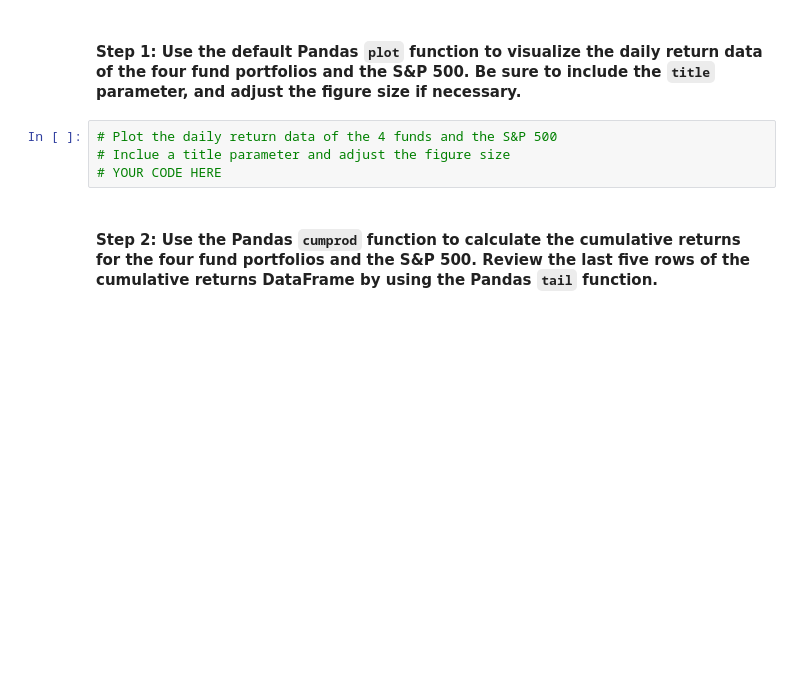
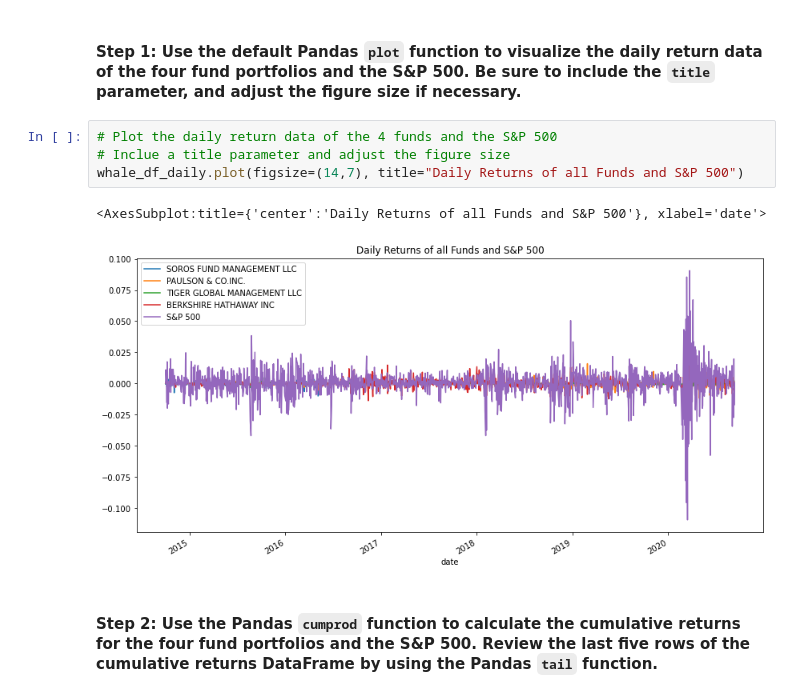
Before and after one commit to jblidell/Challenge_4, a Jupyter notebook: Starter_Code/risk_return_analysis.ipynb, the cells around one changed output. Drawn from its saved outputs; the diff is of its cells as text; blank space fills up the shorter version.

```diff
--- a/Starter_Code/risk_return_analysis.ipynb
+++ b/Starter_Code/risk_return_analysis.ipynb
@@ -154,7 +154,10 @@ Analyze the data to determine if any of the portfolios outperform the broader st
 # %%
 # Plot the daily return data of the 4 funds and the S&P 500
 # Inclue a title parameter and adjust the figure size
-# YOUR CODE HERE
+whale_df_daily.plot(figsize=(14,7), title="Daily Returns of all Funds and S&P 500")
+# %% [output]
+<AxesSubplot:title={'center':'Daily Returns of all Funds and S&P 500'}, xlabel='date'>
+[figure, added]
 # %% [markdown]
 #### Step 2: Use the Pandas `cumprod` function to calculate the cumulative returns for the four fund portfolios and the S&P 500. Review the last five rows of the cumulative returns DataFrame by using the Pandas `tail` function.
 # %%
```
Also changed, not shown: parts of 10 cells of this notebook.
